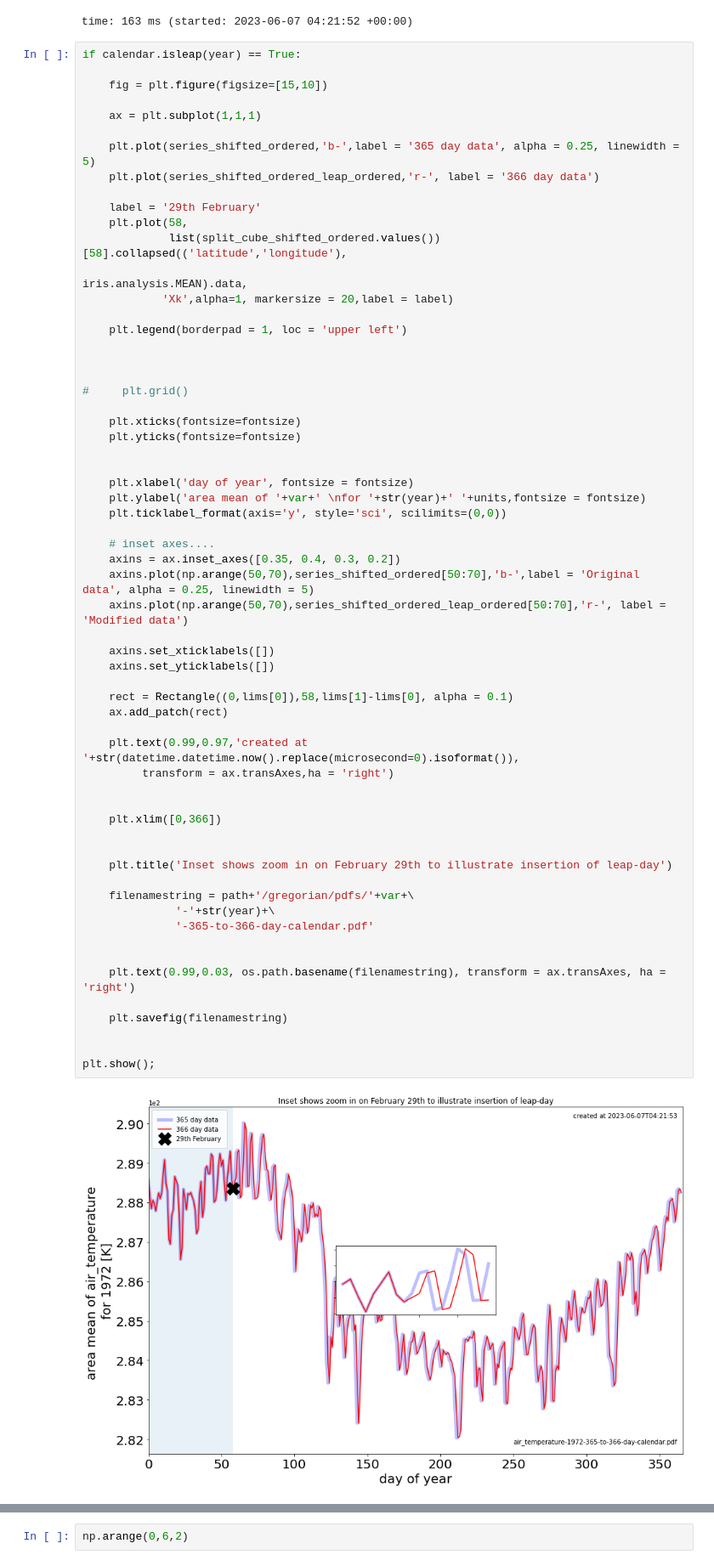
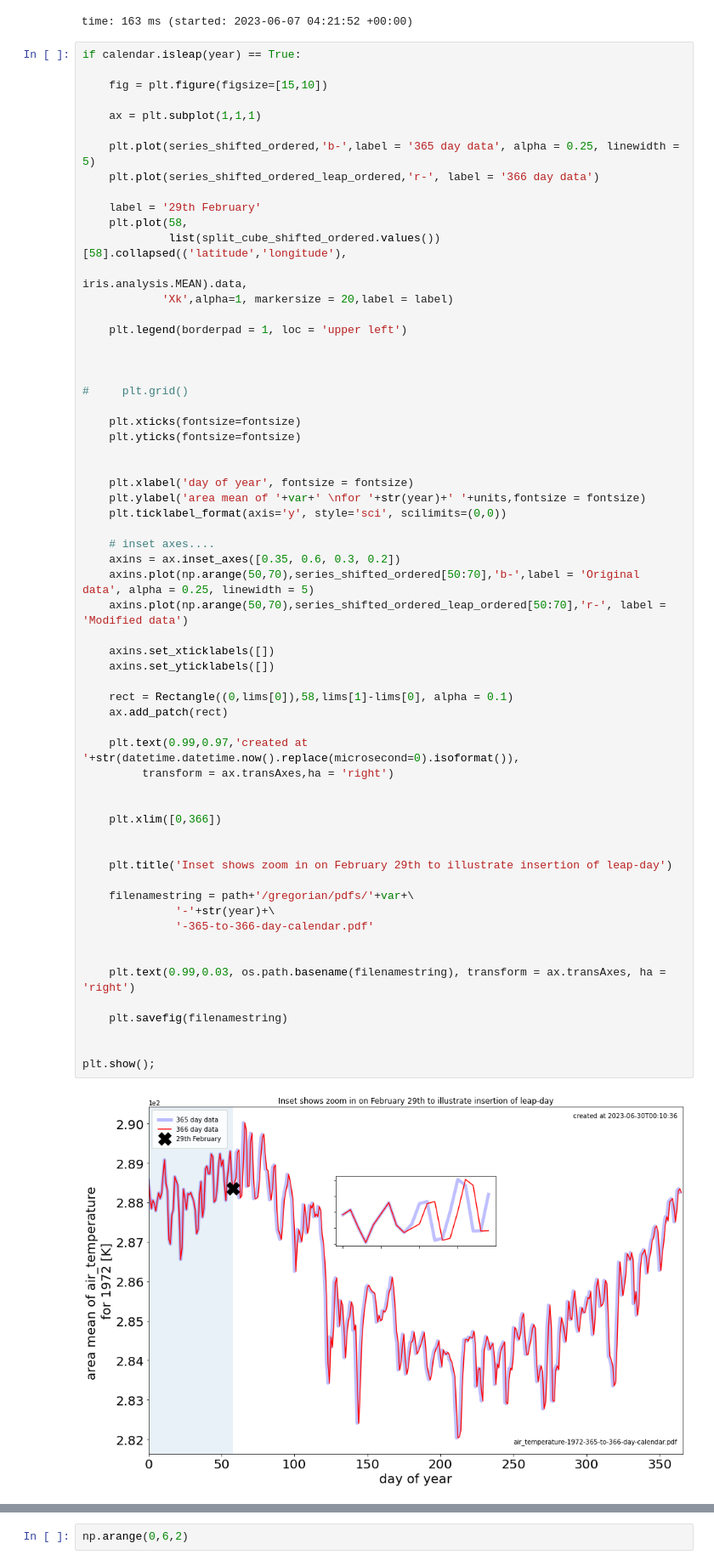
Before and after one commit to jonnyhtw/360day2greg, a Jupyter notebook: 360day2greg.ipynb, the cells around one changed output, grey strips where cells are left out. Shown at 85% size. Saved outputs shown, nothing was run; the diff lists cells and outputs as text.

```diff
--- a/360day2greg.ipynb
+++ b/360day2greg.ipynb
@@ -720,35 +710,35 @@ if calendar.isleap(year) == True:
     plt.ticklabel_format(axis='y', style='sci', scilimits=(0,0))
 
     # inset axes....
-    axins = ax.inset_axes([0.35, 0.4, 0.3, 0.2])
+    axins = ax.inset_axes([0.35, 0.6, 0.3, 0.2])
     axins.plot(np.arange(50,70),series_shifted_ordered[50:70],'b-',label = 'Original data', alpha = 0.25, linewidth = 5)
     axins.plot(np.arange(50,70),series_shifted_ordered_leap_ordered[50:70],'r-', label = 'Modified data')
 
     axins.set_xticklabels([])
     axins.set_yticklabels([])
 
     rect = Rectangle((0,lims[0]),58,lims[1]-lims[0], alpha = 0.1)
     ax.add_patch(rect)
 
     plt.text(0.99,0.97,'created at '+str(datetime.datetime.now().replace(microsecond=0).isoformat()),
          transform = ax.transAxes,ha = 'right')
 
 
     plt.xlim([0,366])
 
 
     plt.title('Inset shows zoom in on February 29th to illustrate insertion of leap-day')
 
     filenamestring = path+'/gregorian/pdfs/'+var+\
               '-'+str(year)+\
               '-365-to-366-day-calendar.pdf'
 
 
     plt.text(0.99,0.03, os.path.basename(filenamestring), transform = ax.transAxes, ha = 'right')
 
     plt.savefig(filenamestring)
 
 
 plt.show();
 # %% [output]
-[figure, old version]
+[figure, new version]
```
Also changed, not shown: parts of 13 cells of this notebook, 1 other file.
